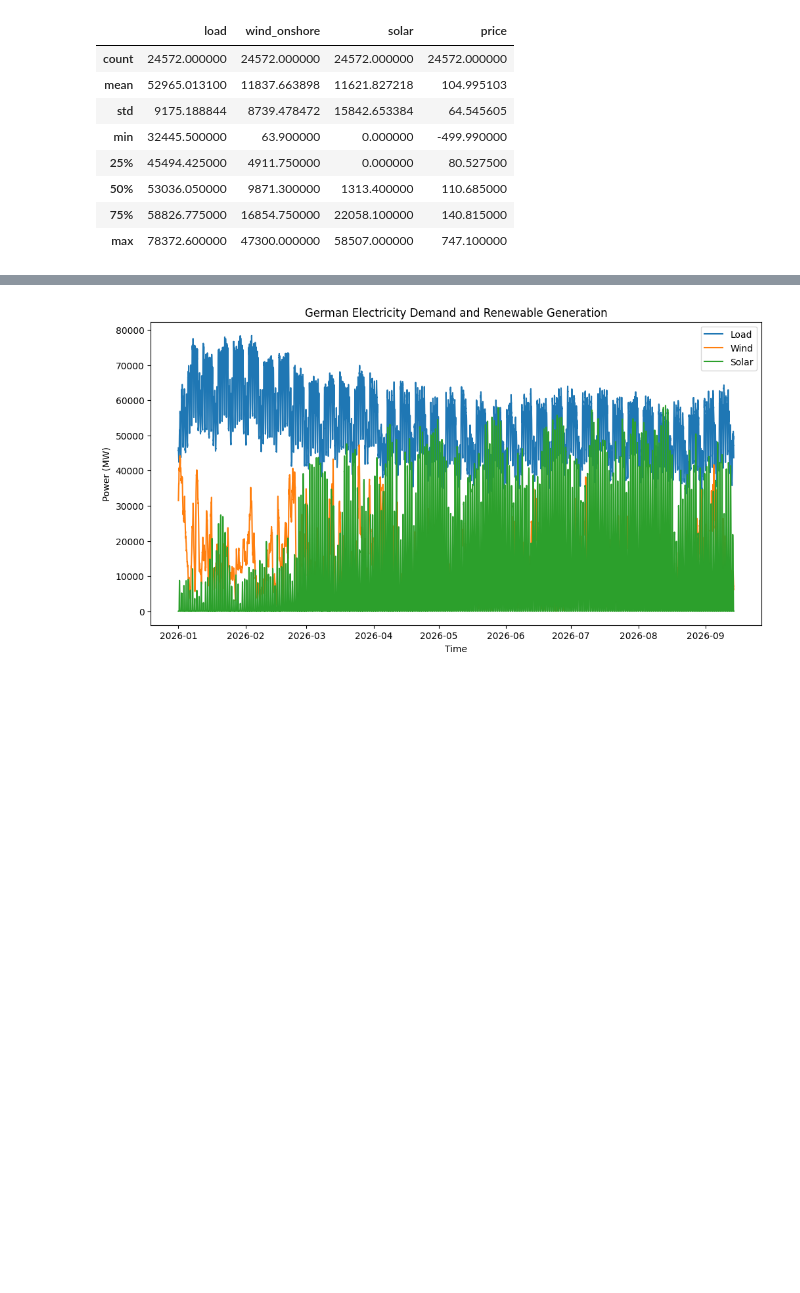
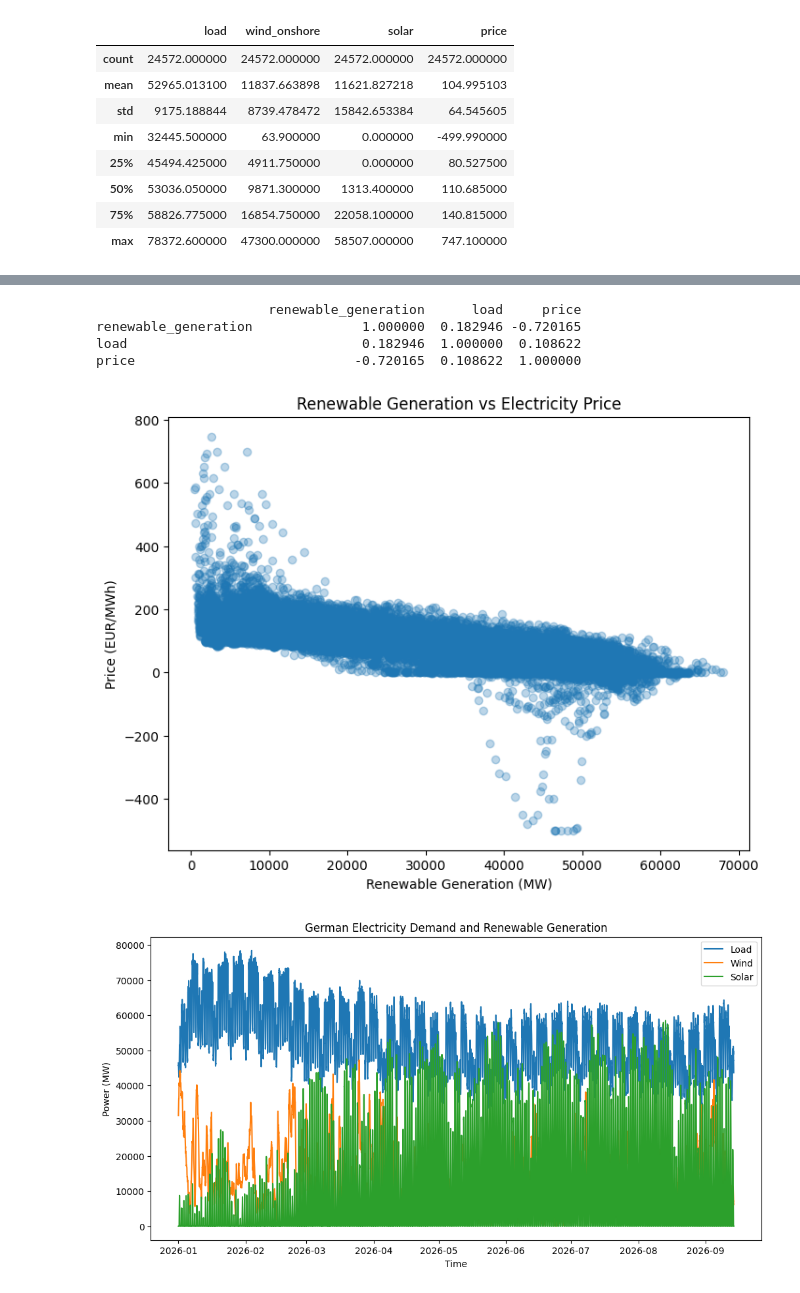
Before and after one commit to rinshina/german-electricity-price-analysis, a Jupyter notebook: german_electricity_analysis.ipynb, the cells around one changed output, grey strips where cells are left out. Cells and saved outputs as stored; diff of their text form; code cells hidden in the pictures; blank space fills up the shorter version.

```diff
--- a/german_electricity_analysis.ipynb
+++ b/german_electricity_analysis.ipynb
@@ -219,3 +242,29 @@ merged_df[["load", "wind_onshore", "solar", "price"]].describe()
+# %%
+merged_df["renewable_generation"] = (
+    merged_df["wind_onshore"] + merged_df["solar"]
+)
+
+print(
+    merged_df[["renewable_generation", "load", "price"]].corr()
+)
+# %% [output]
+                      renewable_generation      load     price
+renewable_generation              1.000000  0.182946 -0.720165
+load                              0.182946  1.000000  0.108622
+price                            -0.720165  0.108622  1.000000
+# %%
+plt.figure(figsize=(8, 6))
+plt.scatter(
+    merged_df["renewable_generation"],
+    merged_df["price"],
+    alpha=0.3
+)
+plt.xlabel("Renewable Generation (MW)")
+plt.ylabel("Price (EUR/MWh)")
+plt.title("Renewable Generation vs Electricity Price")
+plt.show()
+# %% [output]
+[figure, added]
 # %%
 import matplotlib.pyplot as plt
 plt.figure(figsize=(12,6))
```
Also changed, not shown: parts of 28 cells of this notebook.
